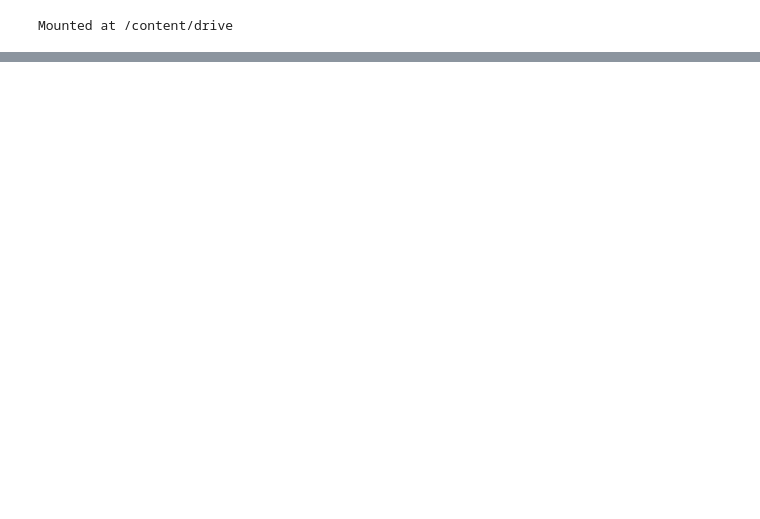
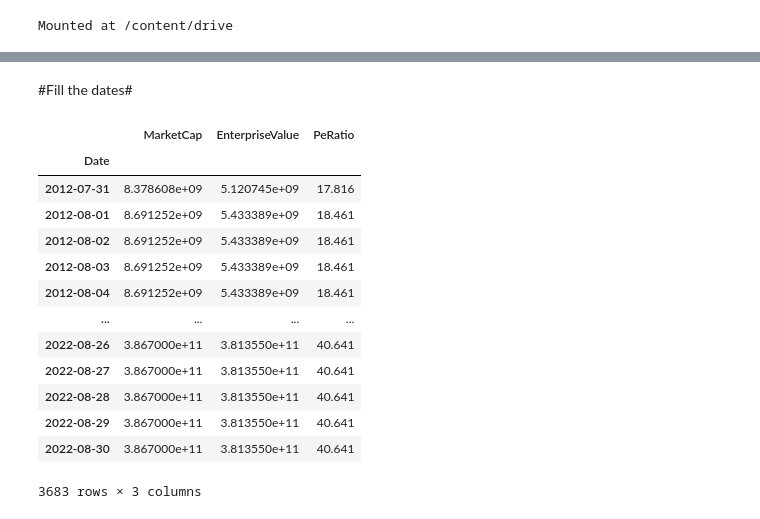
Before and after one commit to ds330wkguys/project_code, a Jupyter notebook: stat_interpolate.ipynb, the cells around one changed output, grey strips where cells are left out. Drawn from its saved outputs; the diff is of its cells as text; code cells hidden in the pictures; blank space fills up the shorter version.

Commit message:
stat_interpolate

```diff
--- a/stat_interpolate.ipynb
+++ b/stat_interpolate.ipynb
@@ -116,0 +170,5 @@ first.interpolate(method='polynomial',order=3,limit_direction='both')
+# %%
+NVDA = NVDA.interpolate(method='linear',limit_direction='both')
+# %%
+NVDA2012 = NVDA.iloc[:132,]
+NVDA2012
@@ -116,0 +189,55 @@ first.interpolate(method='polynomial',order=3,limit_direction='both')
+# %% [markdown]
+#Fill the dates#
+# %%
+app2012 = app2012.reset_index().rename(columns={"index": "Date"})
+JNJ2012 = JNJ2012.reset_index().rename(columns={"index": "Date"})
+KO2012 = KO2012.reset_index().rename(columns={"index": "Date"})
+META2012 = META2012.reset_index().rename(columns={"index": "Date"})
+NVDA2012 = NVDA2012.reset_index().rename(columns={"index": "Date"})
+# %%
+app2012['Date'] = pd.to_datetime(app2012['Date'])
+app2012 = app2012.set_index('Date')    # Changing index for Filling values
+
+app2012 = app2012.resample('D').first()    # Resampling & Assigning values
+app2012 = app2012.bfill().ffill()
+
+JNJ2012['Date'] = pd.to_datetime(JNJ2012['Date'])
+JNJ2012 = JNJ2012.set_index('Date')    # Changing index for Filling values
+
+JNJ2012 = JNJ2012.resample('D').first()    # Resampling & Assigning values
+JNJ2012 = JNJ2012.bfill().ffill()
+
+KO2012['Date'] = pd.to_datetime(KO2012['Date'])
+KO2012 = KO2012.set_index('Date')    # Changing index for Filling values
+
+KO2012 = KO2012.resample('D').first()    # Resampling & Assigning values
+KO2012 = KO2012.bfill().ffill()
+
+META2012['Date'] = pd.to_datetime(META2012['Date'])
+META2012 = META2012.set_index('Date')    # Changing index for Filling values
+
+META2012 = META2012.resample('D').first()    # Resampling & Assigning values
+META2012 = META2012.bfill().ffill()
+
+NVDA2012['Date'] = pd.to_datetime(NVDA2012['Date'])
+NVDA2012 = NVDA2012.set_index('Date')    # Changing index for Filling values
+
+NVDA2012 = NVDA2012.resample('D').first()    # Resampling & Assigning values
+NVDA2012 = NVDA2012.bfill().ffill()
+# %%
+NVDA2012
+# %% [output]
+|  | MarketCap | EnterpriseValue | PeRatio |
+| Date |  |  |  |
+| 2012-07-31 | 8.378608e+09 | 5.120745e+09 | 17.816 |
+| 2012-08-01 | 8.691252e+09 | 5.433389e+09 | 18.461 |
+| 2012-08-02 | 8.691252e+09 | 5.433389e+09 | 18.461 |
+| 2012-08-03 | 8.691252e+09 | 5.433389e+09 | 18.461 |
+| 2012-08-04 | 8.691252e+09 | 5.433389e+09 | 18.461 |
+| ... | ... | ... | ... |
+| 2022-08-26 | 3.867000e+11 | 3.813550e+11 | 40.641 |
+| 2022-08-27 | 3.867000e+11 | 3.813550e+11 | 40.641 |
+| 2022-08-28 | 3.867000e+11 | 3.813550e+11 | 40.641 |
+| 2022-08-29 | 3.867000e+11 | 3.813550e+11 | 40.641 |
+| 2022-08-30 | 3.867000e+11 | 3.813550e+11 | 40.641 |
+3683 rows × 3 columns
```
Also changed, not shown: parts of 28 cells of this notebook.
